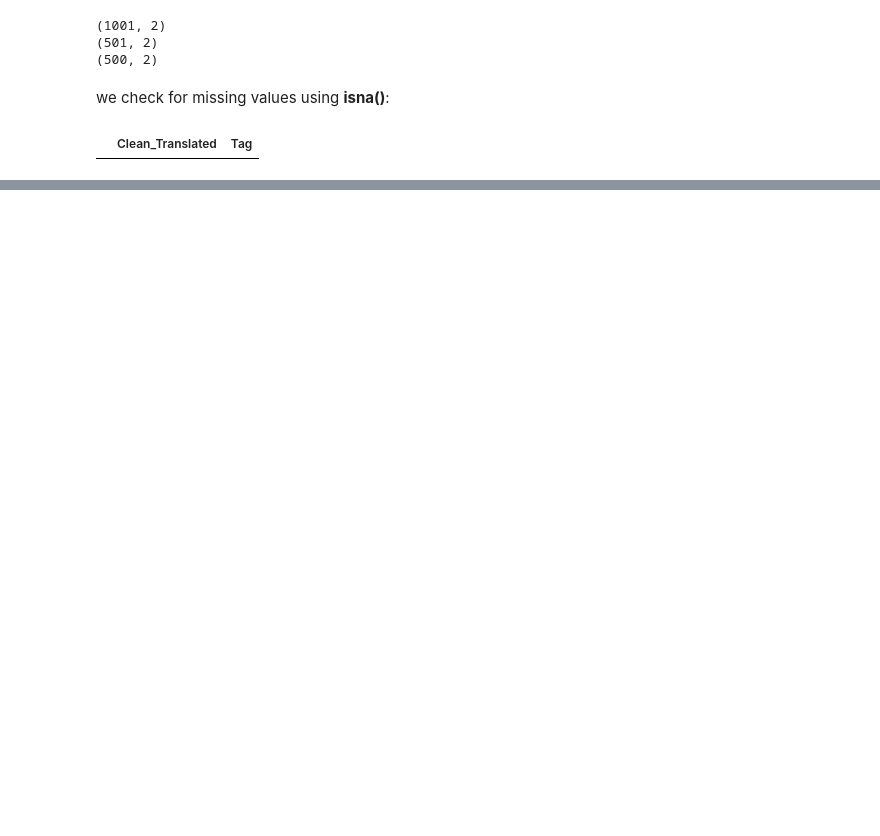
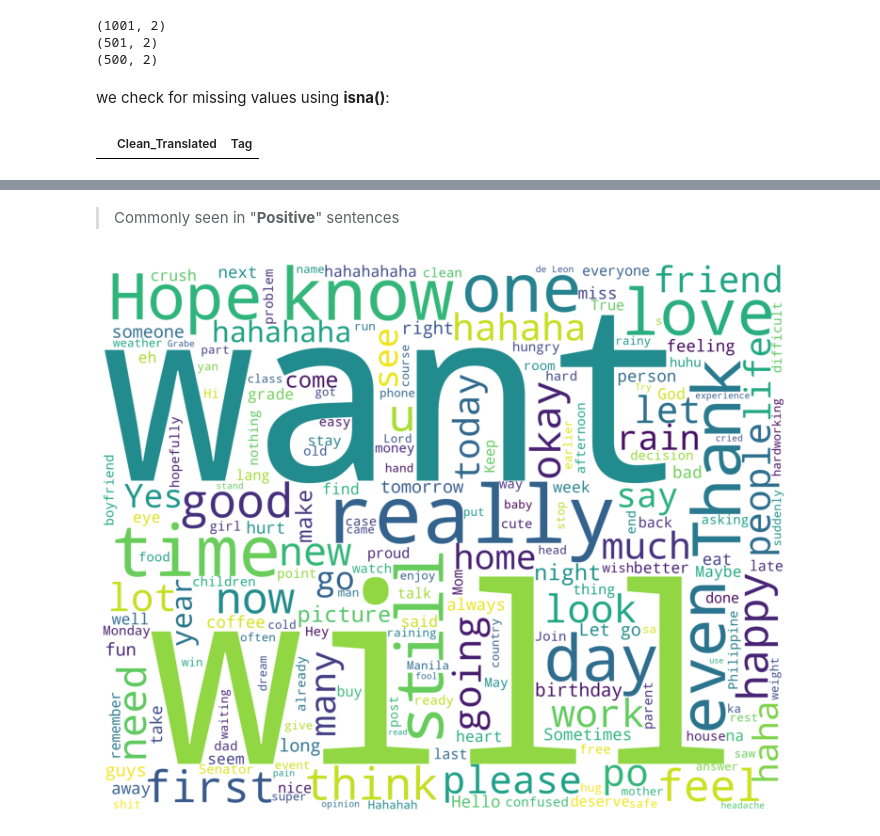
Before and after one commit to christianencinares/Checkhate, a Jupyter notebook: models/LSTM.ipynb, the cells around one changed output, grey strips where cells are left out. Saved outputs shown, nothing was run; the diff lists cells and outputs as text; code cells hidden in the pictures; blank space fills up the shorter version.

```diff
--- a/models/LSTM.ipynb
+++ b/models/LSTM.ipynb
@@ -63,0 +136,14 @@ df[df.isna().any(axis=1)]
+# %% [markdown]
+>Commonly seen in "__Positive__" sentences
+# %%
+wordcloud2 = WordCloud(stopwords=STOPWORDS,
+                      background_color='white',
+                      width=2500,
+                      height=2000
+                      ).generate(" ".join(df_pos))
+plt.figure(2,figsize=(13, 13))
+plt.imshow(wordcloud2)
+plt.axis('off')
+plt.show()
+# %% [output]
+[figure, added]
```
Also changed, not shown: parts of 28 cells of this notebook, 1 other file.
